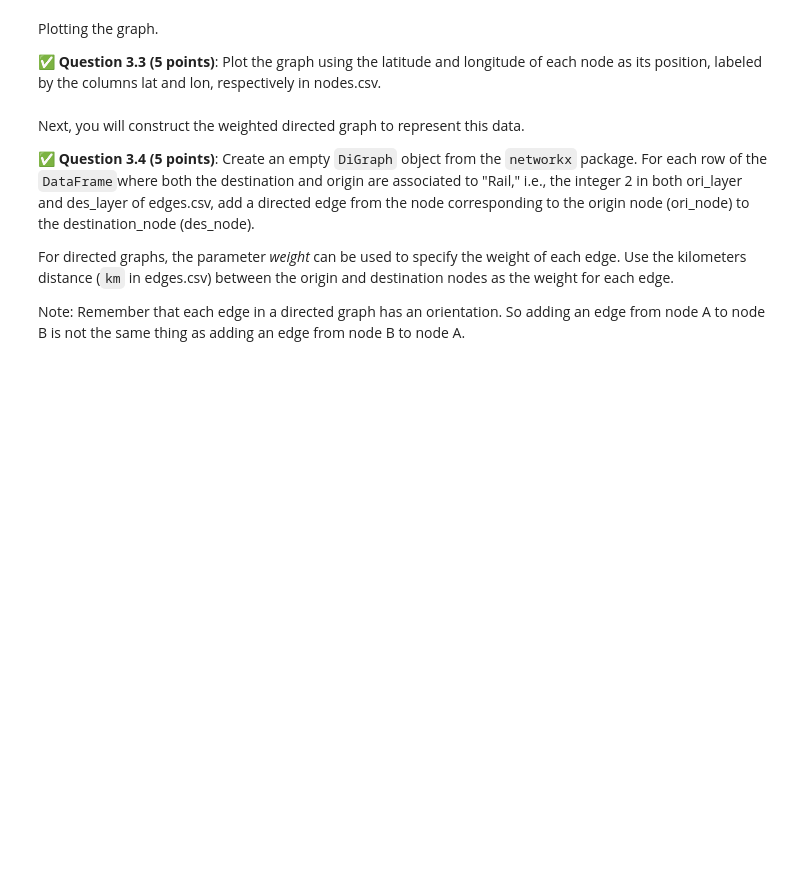
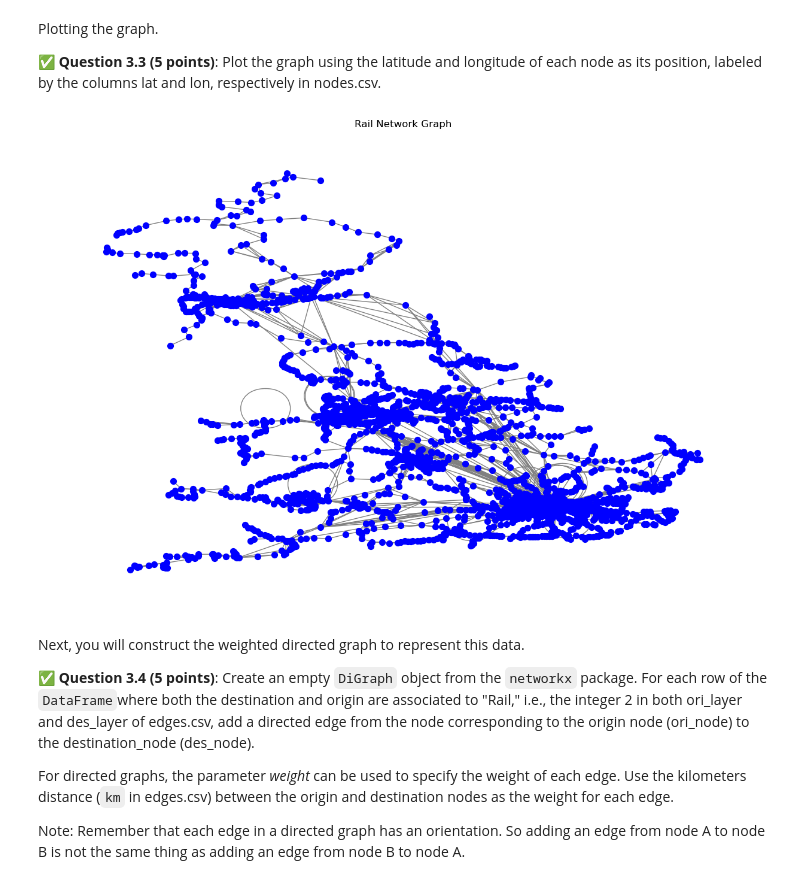
Before and after one commit to jshashank00/CMSE202-f24-turnin, a Jupyter notebook: hw-02/HW-02_ABMandGraphTheory-STUDENT.ipynb, the cells around one changed output. Drawn from its saved outputs; the diff is of its cells as text; code cells hidden in the pictures; blank space fills up the shorter version.

```diff
--- a/hw-02/HW-02_ABMandGraphTheory-STUDENT.ipynb
+++ b/hw-02/HW-02_ABMandGraphTheory-STUDENT.ipynb
@@ -596,7 +600,7 @@ import networkx as nx
 G = nx.Graph()
 
 rail_edges = edges[(edges['ori_layer'] == 2) & (edges['des_layer'] == 2)]
-for index, row in rail_edges.iterrows():
+for i, row in rail_edges.iterrows():
     G.add_edge(row['ori_node'], row['des_node'])
 # %% [markdown]
 Plotting the graph.
@@ -607,3 +609,20 @@ Plotting the graph.
+# %%
+positions = {
+    row['node']: (row['lon'], row['lat']) for _, row in nodes.iterrows()
+}
+
+# Plot the graph
+plt.figure(figsize=(12, 8))
+nx.draw(G, pos=positions, node_size=50, node_color='blue', edge_color='gray', with_labels=False)
+
+# Add title and show the plot
+plt.title("Rail Network Graph")
+plt.xlabel("Longitude")
+plt.ylabel("Latitude")
+plt.grid()
+plt.show()
+# %% [output]
+[figure, added]
 # %% [markdown]
 Next, you will construct the weighted directed graph to represent this data.
 
```
Also changed, not shown: parts of 19 cells of this notebook, 2 other files.
